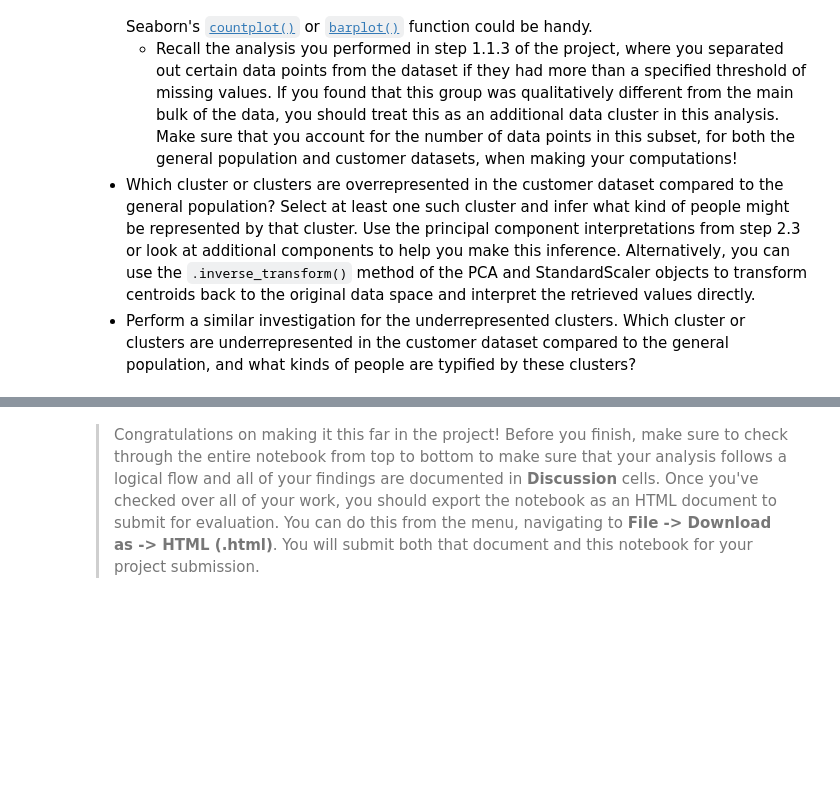
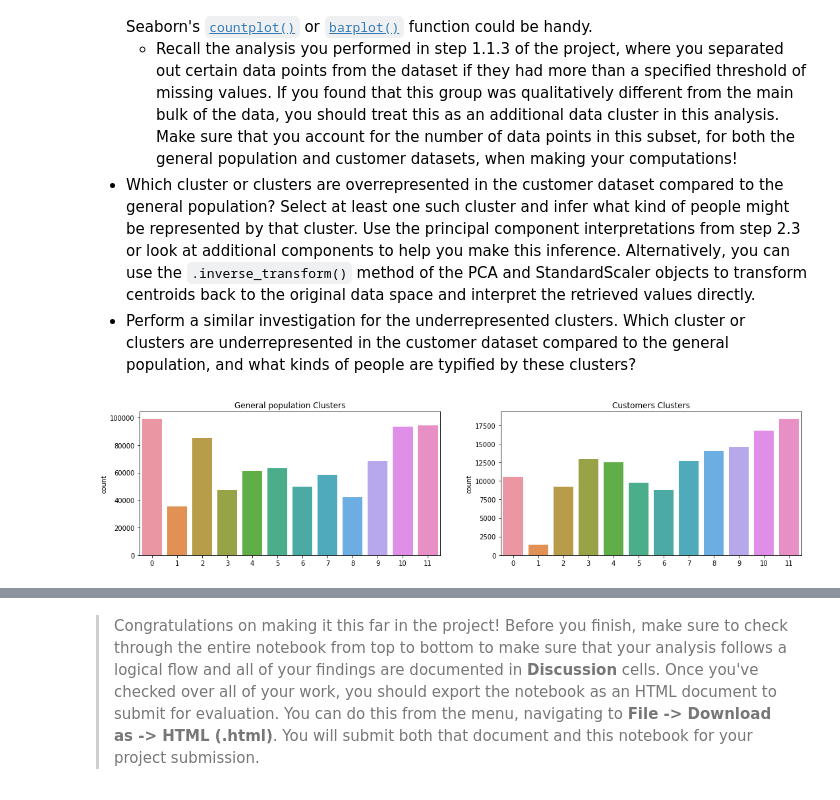
Before and after one commit to teodorwisniewski/ML_Sklearn_and_Tensorflow, a Jupyter notebook: 11_unspuervised_learning/Identify_Customer_Segments.ipynb, the cells around one changed output, grey strips where cells are left out. Saved outputs shown, nothing was run; the diff lists cells and outputs as text; code cells hidden in the pictures; blank space fills up the shorter version.

Commit message:
pca and predicting

```diff
--- a/11_unspuervised_learning/Identify_Customer_Segments.ipynb
+++ b/11_unspuervised_learning/Identify_Customer_Segments.ipynb
@@ -978,0 +1190,8 @@ SyntaxError: invalid syntax (<ipython-input-69-416d584d1460>, line 2)
+# %%
+# we have to add one column to the customers_clean dataframe
+customers_clean['GEBAEUDETYP_5.0'] = 0
+# %%
+scaler = StandardScaler()
+imputer = Imputer(strategy='most_frequent')
+aux = imputer.fit_transform(customers_clean)
+X_customers_t = scaler.fit_transform(aux)
@@ -979,3 +1202,8 @@ SyntaxError: invalid syntax (<ipython-input-69-416d584d1460>, line 2)
+# %%
+pca_model = PCA(n_components=80)
+X_pca_clients = pca_model.fit_transform(X_customers_t)
+# %%
+predicitons_customers= model.predict(X_pca_clients)
 # %% [markdown]
 ### Step 3.3: Compare Customer Data to Demographics Data
 
@@ -992,3 +1220,13 @@ Take a look at the following points in this step:
 # %%
 # Compare the proportion of data in each cluster for the customer data to the
 # proportion of data in each cluster for the general population.
+fig, (ax1, ax2) = plt.subplots(1, 2)
+fig.set_figwidth(18)
+ax1.set_title('General population Clusters')
+sns.countplot(k_means_predictions,ax=ax1)
+
+ax2.set_title('Customers Clusters')
+sns.countplot(predicitons_customers,ax=ax2)
+plt.show()
+# %% [output]
+[figure, added]
```
Also changed, not shown: parts of 34 cells of this notebook.
